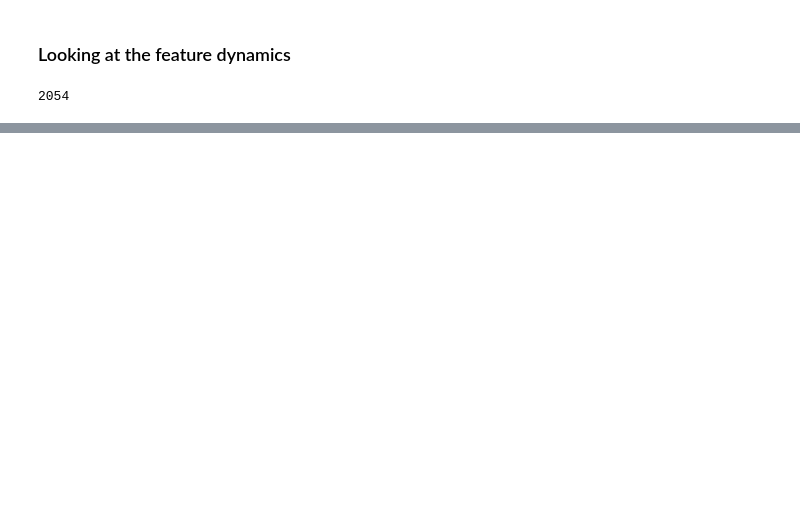
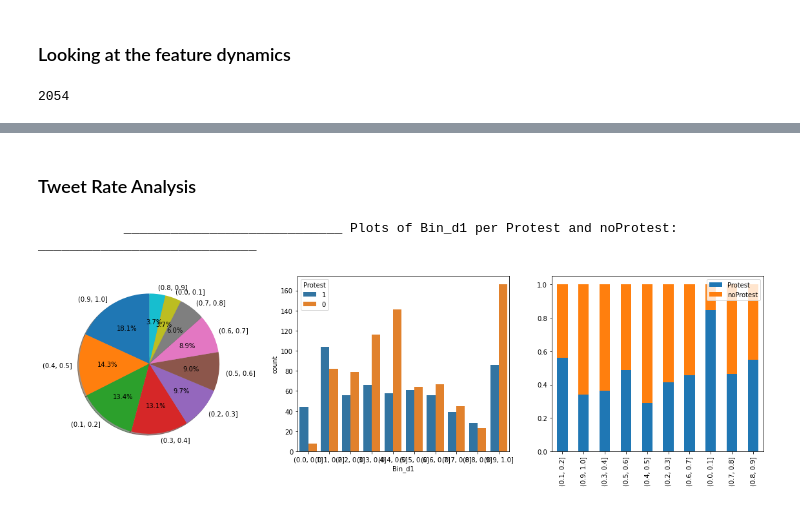
Before and after one commit to HraklisPapag/Team-Riot, a Jupyter notebook: model_training.ipynb, the cells around one changed output, grey strips where cells are left out. Saved outputs shown, nothing was run; the diff lists cells and outputs as text; code cells hidden in the pictures; blank space fills up the shorter version.

```diff
--- a/model_training.ipynb
+++ b/model_training.ipynb
@@ -119,8 +117,2 @@ training.head(10)
 # %%
 NuTweets = training["NuTweets"]
-# %%
-bins = []
-for i in range(0,40,5):
-    bins.append(i)
-for i in range(40,max(NuTweets),1000):
-    bins.append(i)
@@ -140,3 +118,0 @@ charts('BinTweets',training)
-# %%
-training = training.loc[((training['Protest']== 1) & (training['NuTweets'] > 20) )| (training['Protest']==0)]
-training.head(1)
@@ -155,6 +118,0 @@ Index(['Protest', 'NuTweets', 'd1', 'd2', 'd3', 'd4', 'd5', 'd6', 'd7', 'd8',
-# %%
-# training = training.loc[((training['Protest']== 1) & (training['NuTweets'] > 20) )| (training['Protest']==0)]
-training = training[['Protest', 'NuTweets', 'd1', 'd2', 'd3', 'd4', 'd5', 'd6', 'd7', 'd8',
-       'd9', 'd10', 'average', 'likes', 'followers', 'retweets', 'replies',
-       'sub', 'pol']]
-training.head(1)
@@ -236,0 +119,6 @@ def linearSVM(training):
+# %%
+bins = []
+for i in range(0,200,20):
+    bins.append(i)
+for i in range(200,max(NuTweets),1000):
+    bins.append(i)
@@ -236,0 +131,9 @@ def linearSVM(training):
+# %% [markdown]
+### Tweet Rate Analysis
+# %%
+bins = np.linspace(0,1,11)
+training['Bin_d1'] = pd.cut(training['d1'],bins)
+charts('Bin_d1',training)
+# %% [output]
+           ____________________________ Plots of Bin_d1 per Protest and noProtest: ____________________________
+[figure, added]
```
Also changed, not shown: parts of 50 cells of this notebook, 5 other files.
